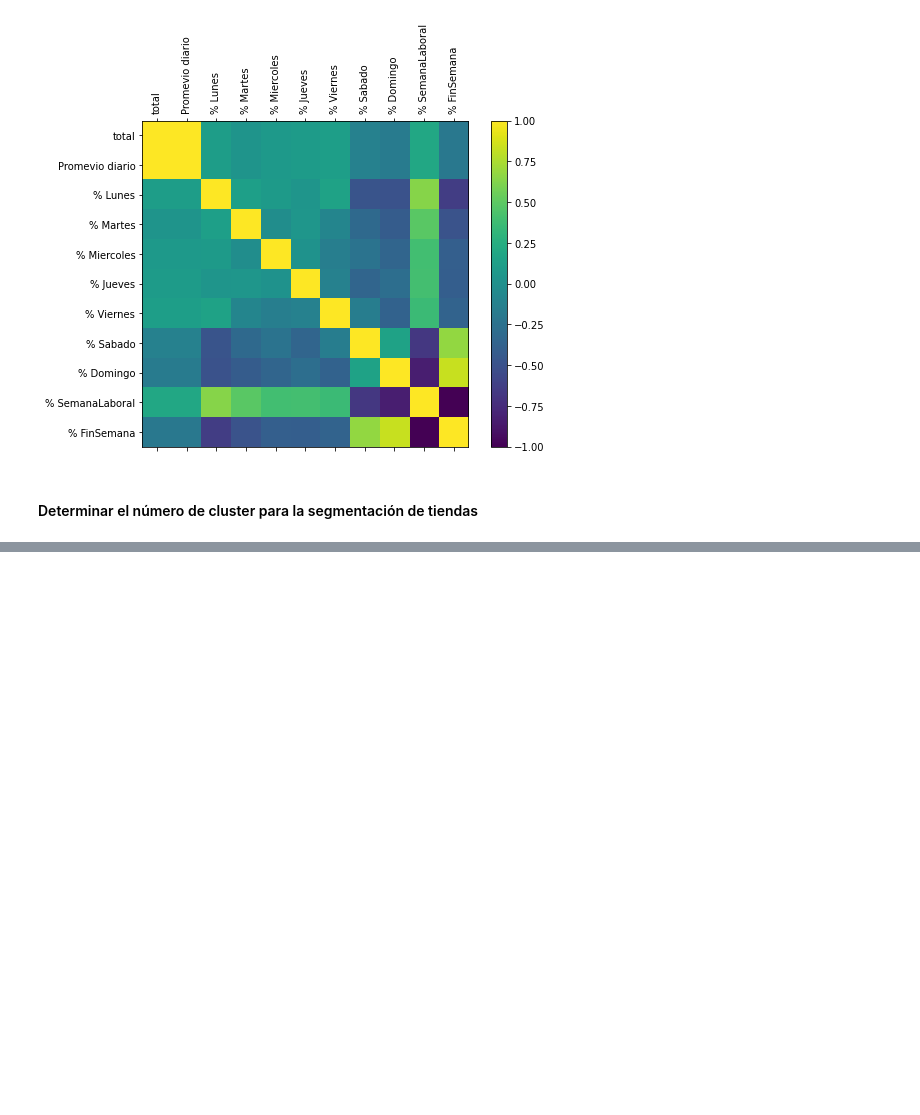
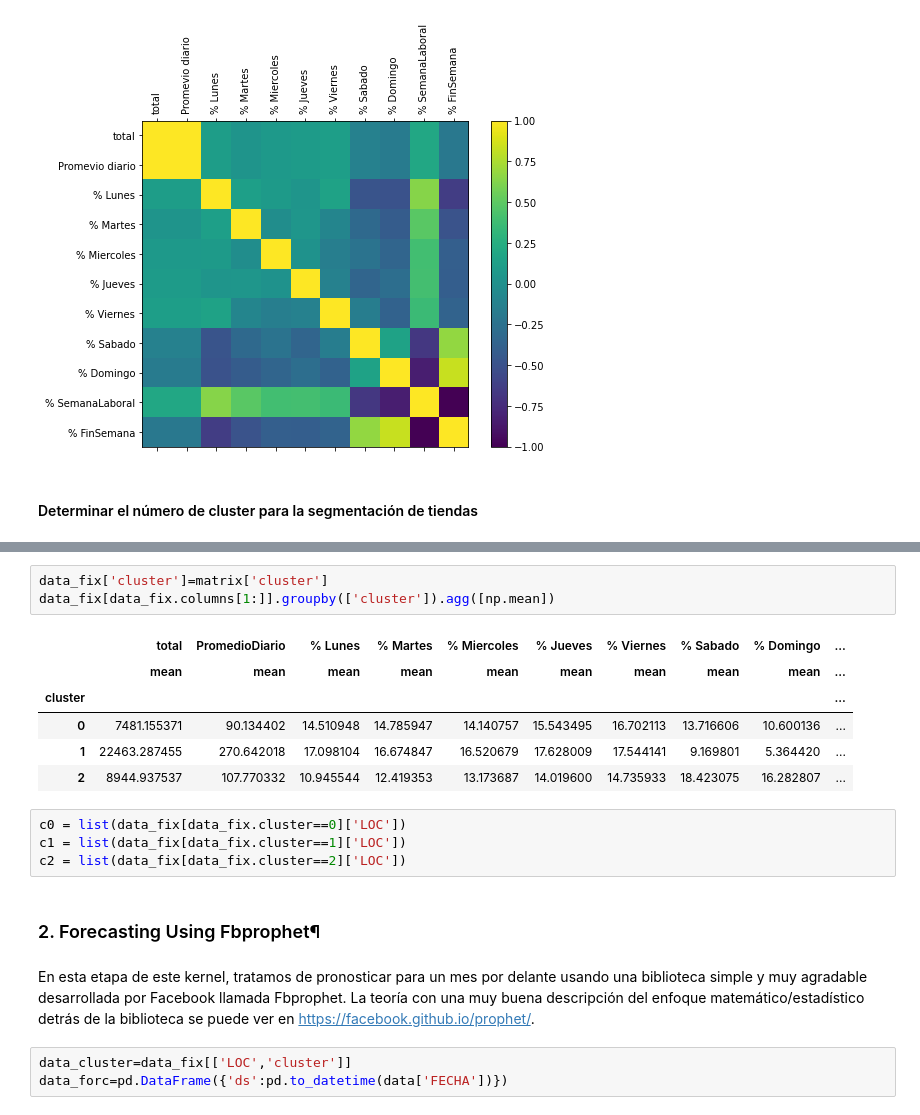
Before and after one commit to PedroAdair/PronosticoVentas, a Jupyter notebook: Clustering_series_tiempo.ipynb, the cells around one changed output, grey strips where cells are left out. Cells and saved outputs as stored; diff of their text form; blank space fills up the shorter version.

```diff
--- a/Clustering_series_tiempo.ipynb
+++ b/Clustering_series_tiempo.ipynb
@@ -301,0 +306,21 @@ Text(0.5, 0.92, 'Data Segmentation')
+# %%
+data_fix['cluster']=matrix['cluster']
+data_fix[data_fix.columns[1:]].groupby(['cluster']).agg([np.mean])
+# %% [output]
+|  | total | PromedioDiario | % Lunes | % Martes | % Miercoles | % Jueves | % Viernes | % Sabado | % Domingo | ... |
+|  | mean | mean | mean | mean | mean | mean | mean | mean | mean | ... |
+| cluster |  |  |  |  |  |  |  |  |  | ... |
+| 0 | 7481.155371 | 90.134402 | 14.510948 | 14.785947 | 14.140757 | 15.543495 | 16.702113 | 13.716606 | 10.600136 | ... |
+| 1 | 22463.287455 | 270.642018 | 17.098104 | 16.674847 | 16.520679 | 17.628009 | 17.544141 | 9.169801 | 5.364420 | ... |
+| 2 | 8944.937537 | 107.770332 | 10.945544 | 12.419353 | 13.173687 | 14.019600 | 14.735933 | 18.423075 | 16.282807 | ... |
+# %%
+c0 = list(data_fix[data_fix.cluster==0]['LOC'])
+c1 = list(data_fix[data_fix.cluster==1]['LOC'])
+c2 = list(data_fix[data_fix.cluster==2]['LOC'])
+# %% [markdown]
+### 2. Forecasting Using Fbprophet¶
+# %% [markdown]
+En esta etapa de este kernel, tratamos de pronosticar para un mes por delante   usando una biblioteca simple y muy agradable desarrollada por Facebook llamada Fbprophet. La teoría con una muy buena descripción del enfoque matemático/estadístico detrás de la biblioteca se puede ver en https://facebook.github.io/prophet/.
+# %%
+data_cluster=data_fix[['LOC','cluster']]
+data_forc=pd.DataFrame({'ds':pd.to_datetime(data['FECHA'])})
```
Also changed, not shown: parts of 11 cells of this notebook.
